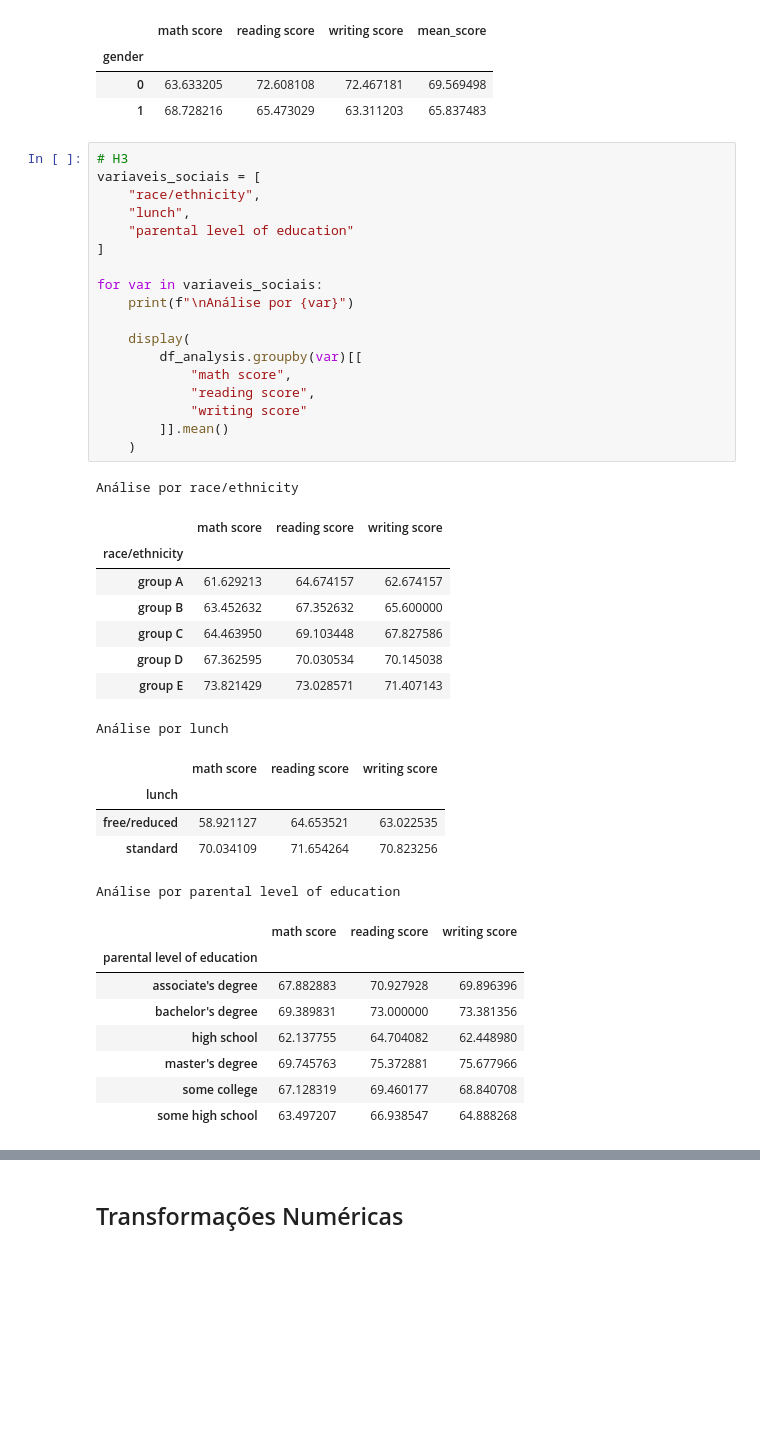
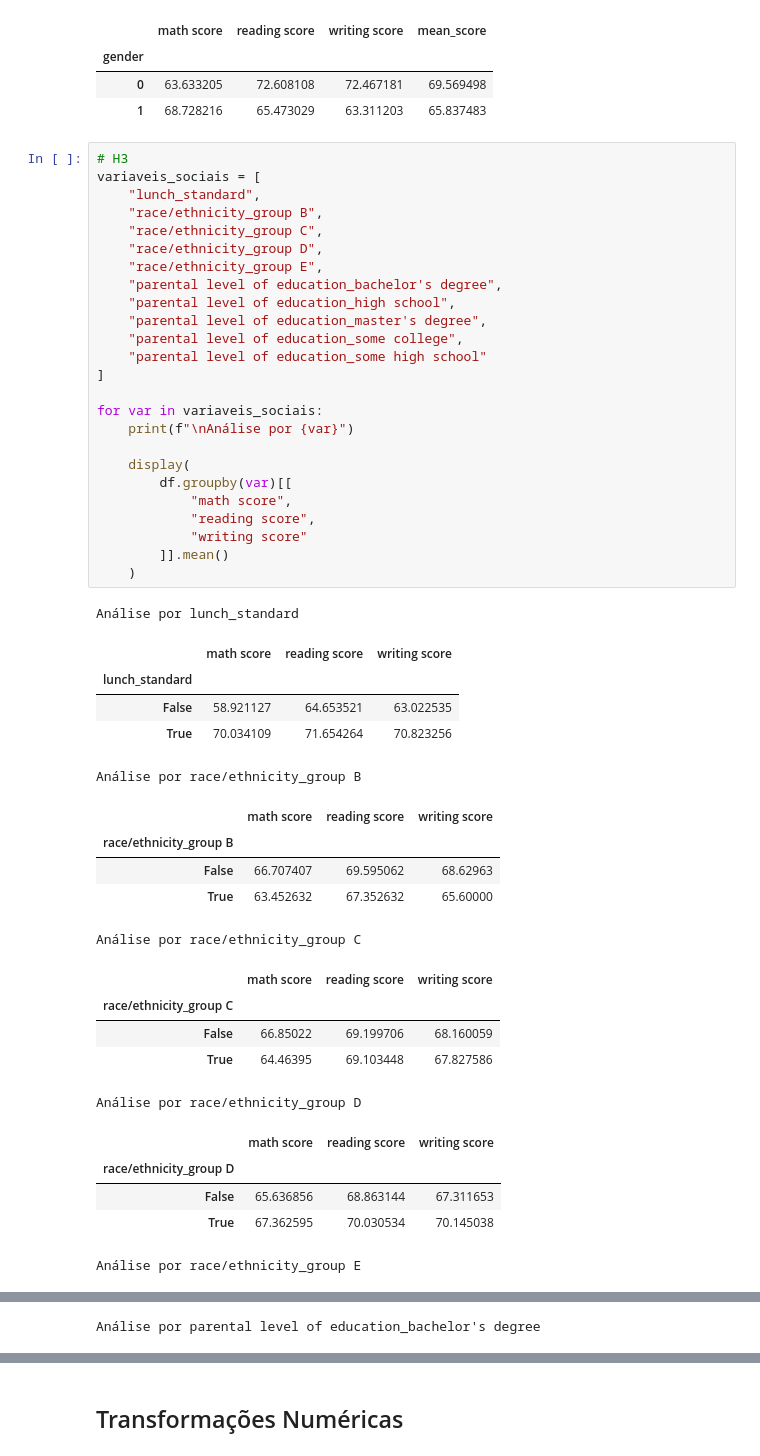
Before and after one commit to Vieiraligia/Data-Science-and-Analytics, a Jupyter notebook: MVP Analise de Dados e Boas Praticas/MVP_AnalisedeDadoseBoasPraticas.ipynb, the cells around one changed output, grey strips where cells are left out. Drawn from its saved outputs; the diff is of its cells as text; blank space fills up the shorter version.

```diff
--- a/MVP Analise de Dados e Boas Praticas/MVP_AnalisedeDadoseBoasPraticas.ipynb
+++ b/MVP Analise de Dados e Boas Praticas/MVP_AnalisedeDadoseBoasPraticas.ipynb
@@ -1075,41 +1075,47 @@ df.groupby("gender")[[
 # %%
 # H3
 variaveis_sociais = [
-    "race/ethnicity",
-    "lunch",
-    "parental level of education"
+    "lunch_standard",
+    "race/ethnicity_group B",
+    "race/ethnicity_group C",
+    "race/ethnicity_group D",
+    "race/ethnicity_group E",
+    "parental level of education_bachelor's degree",
+    "parental level of education_high school",
+    "parental level of education_master's degree",
+    "parental level of education_some college",
+    "parental level of education_some high school"
 ]
 
 for var in variaveis_sociais:
     print(f"\nAnálise por {var}")
 
     display(
-        df_analysis.groupby(var)[[
+        df.groupby(var)[[
             "math score",
             "reading score",
             "writing score"
         ]].mean()
     )
 # %% [output]
-Análise por race/ethnicity
+Análise por lunch_standard
 |  | math score | reading score | writing score |
-| race/ethnicity |  |  |  |
-| group A | 61.629213 | 64.674157 | 62.674157 |
-| group B | 63.452632 | 67.352632 | 65.600000 |
-| group C | 64.463950 | 69.103448 | 67.827586 |
-| group D | 67.362595 | 70.030534 | 70.145038 |
-| group E | 73.821429 | 73.028571 | 71.407143 |
+| lunch_standard |  |  |  |
+| False | 58.921127 | 64.653521 | 63.022535 |
+| True | 70.034109 | 71.654264 | 70.823256 |
-Análise por lunch
+Análise por race/ethnicity_group B
 |  | math score | reading score | writing score |
-| lunch |  |  |  |
-| free/reduced | 58.921127 | 64.653521 | 63.022535 |
-| standard | 70.034109 | 71.654264 | 70.823256 |
+| race/ethnicity_group B |  |  |  |
+| False | 66.707407 | 69.595062 | 68.62963 |
+| True | 63.452632 | 67.352632 | 65.60000 |
-Análise por parental level of education
+Análise por race/ethnicity_group C
 |  | math score | reading score | writing score |
-| parental level of education |  |  |  |
-| associate's degree | 67.882883 | 70.927928 | 69.896396 |
-| bachelor's degree | 69.389831 | 73.000000 | 73.381356 |
-| high school | 62.137755 | 64.704082 | 62.448980 |
-| master's degree | 69.745763 | 75.372881 | 75.677966 |
-| some college | 67.128319 | 69.460177 | 68.840708 |
-| some high school | 63.497207 | 66.938547 | 64.888268 |
+| race/ethnicity_group C |  |  |  |
+| False | 66.85022 | 69.199706 | 68.160059 |
+| True | 64.46395 | 69.103448 | 67.827586 |
+Análise por race/ethnicity_group D
+|  | math score | reading score | writing score |
+| race/ethnicity_group D |  |  |  |
+| False | 65.636856 | 68.863144 | 67.311653 |
+| True | 67.362595 | 70.030534 | 70.145038 |
+Análise por race/ethnicity_group E
@@ -1115,0 +1126 @@ Análise por parental level of education
+Análise por parental level of education_bachelor's degree
```
Also changed, not shown: parts of 10 cells of this notebook.
